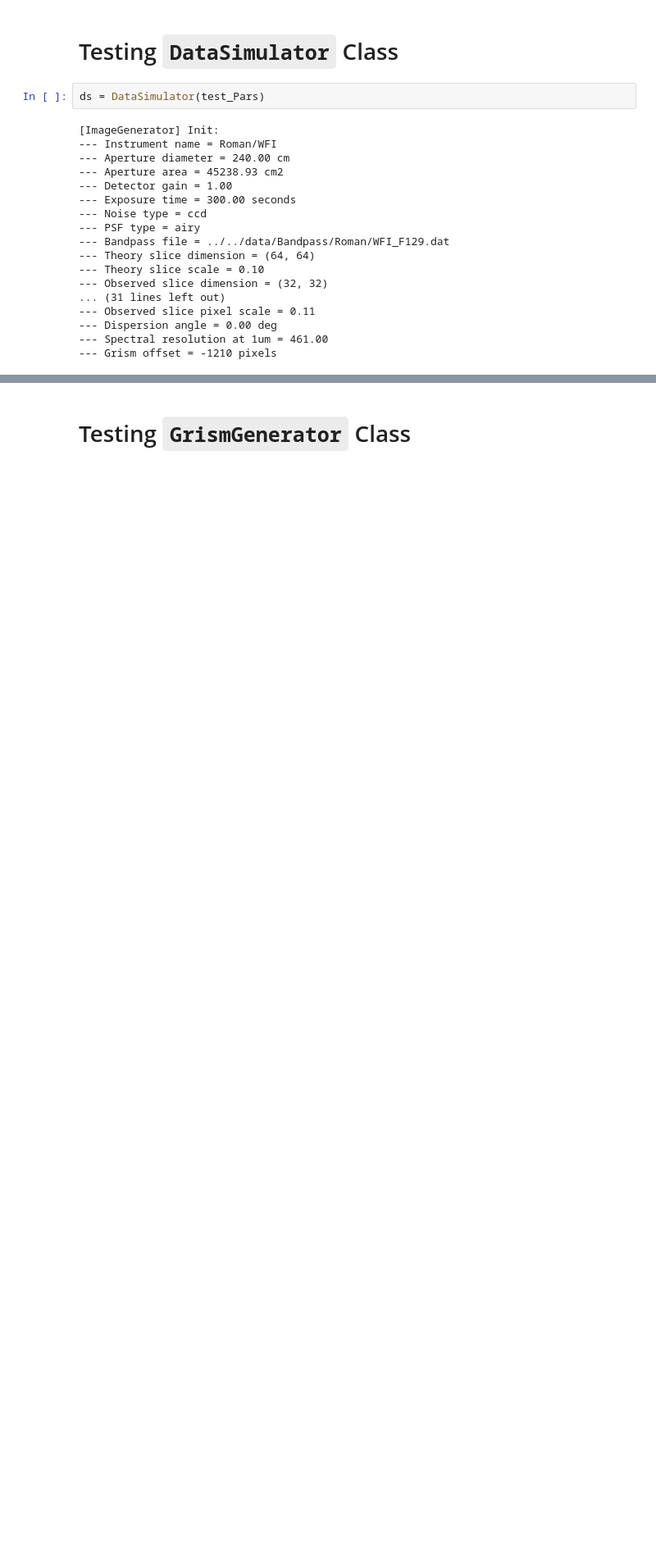
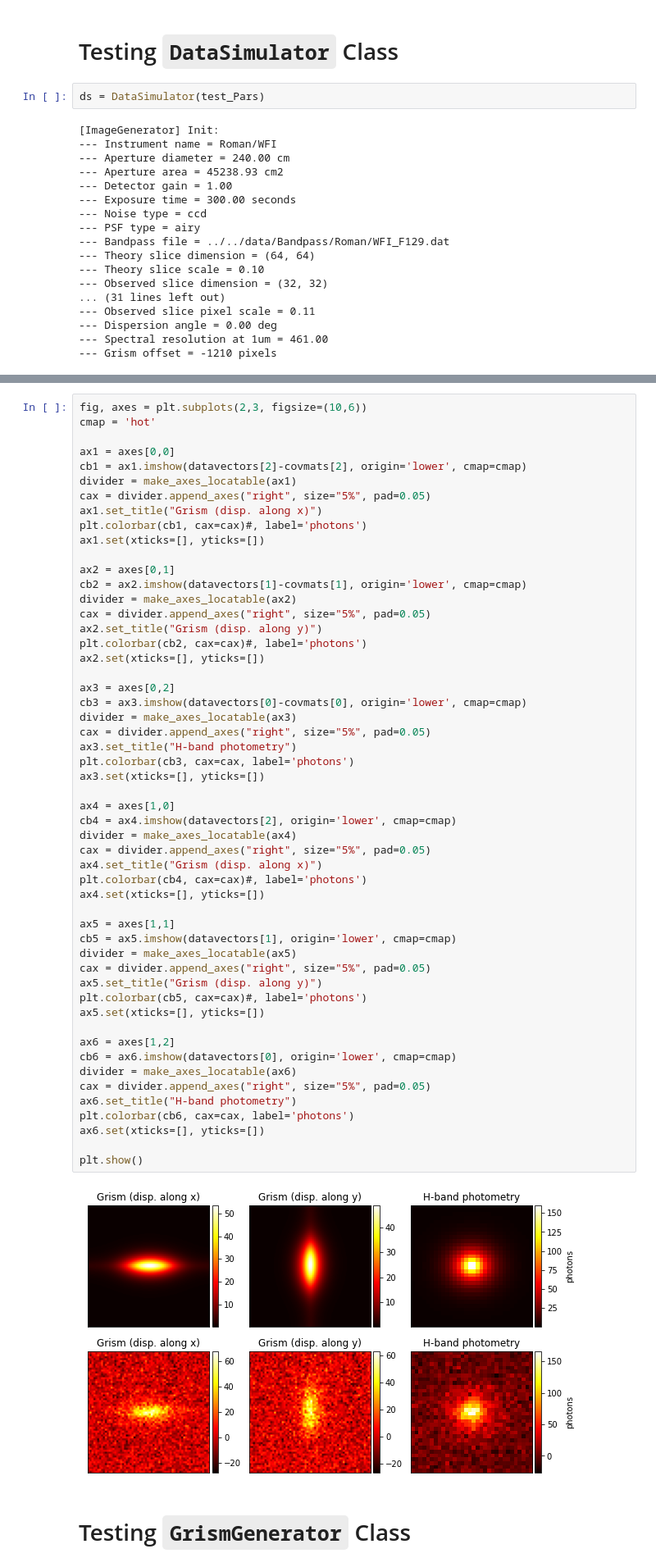
Before and after one commit to KinematicLensing/kl-tools, a Jupyter notebook: notebooks/dev/[module_test]GrismGenerator.ipynb, the cells around one changed output, grey strips where cells are left out. Shown at 82% size. Cells and saved outputs as stored; diff of their text form; blank space fills up the shorter version.

```diff
--- a/notebooks/dev/[module_test]GrismGenerator.ipynb
+++ b/notebooks/dev/[module_test]GrismGenerator.ipynb
@@ -206,3 +210,58 @@ plt.show()
+# %%
+fig, axes = plt.subplots(2,3, figsize=(10,6))
+cmap = 'hot'
+
+ax1 = axes[0,0]
+cb1 = ax1.imshow(datavectors[2]-covmats[2], origin='lower', cmap=cmap)
+divider = make_axes_locatable(ax1)
+cax = divider.append_axes("right", size="5%", pad=0.05)
+ax1.set_title("Grism (disp. along x)")
+plt.colorbar(cb1, cax=cax)#, label='photons')
+ax1.set(xticks=[], yticks=[])
+
+ax2 = axes[0,1]
+cb2 = ax2.imshow(datavectors[1]-covmats[1], origin='lower', cmap=cmap)
+divider = make_axes_locatable(ax2)
+cax = divider.append_axes("right", size="5%", pad=0.05)
+ax2.set_title("Grism (disp. along y)")
+plt.colorbar(cb2, cax=cax)#, label='photons')
+ax2.set(xticks=[], yticks=[])
+
+ax3 = axes[0,2]
+cb3 = ax3.imshow(datavectors[0]-covmats[0], origin='lower', cmap=cmap)
+divider = make_axes_locatable(ax3)
+cax = divider.append_axes("right", size="5%", pad=0.05)
+ax3.set_title("H-band photometry")
+plt.colorbar(cb3, cax=cax, label='photons')
+ax3.set(xticks=[], yticks=[])
+
+ax4 = axes[1,0]
+cb4 = ax4.imshow(datavectors[2], origin='lower', cmap=cmap)
+divider = make_axes_locatable(ax4)
+cax = divider.append_axes("right", size="5%", pad=0.05)
+ax4.set_title("Grism (disp. along x)")
+plt.colorbar(cb4, cax=cax)#, label='photons')
+ax4.set(xticks=[], yticks=[])
+
+ax5 = axes[1,1]
+cb5 = ax5.imshow(datavectors[1], origin='lower', cmap=cmap)
+divider = make_axes_locatable(ax5)
+cax = divider.append_axes("right", size="5%", pad=0.05)
+ax5.set_title("Grism (disp. along y)")
+plt.colorbar(cb5, cax=cax)#, label='photons')
+ax5.set(xticks=[], yticks=[])
+
+ax6 = axes[1,2]
+cb6 = ax6.imshow(datavectors[0], origin='lower', cmap=cmap)
+divider = make_axes_locatable(ax6)
+cax = divider.append_axes("right", size="5%", pad=0.05)
+ax6.set_title("H-band photometry")
+plt.colorbar(cb6, cax=cax, label='photons')
+ax6.set(xticks=[], yticks=[])
+
+plt.show()
+# %% [output]
+[figure, added]
 # %% [markdown]
 # Testing `GrismGenerator` Class
 # %%
```
Also changed, not shown: parts of 6 cells of this notebook, 58 other files.
